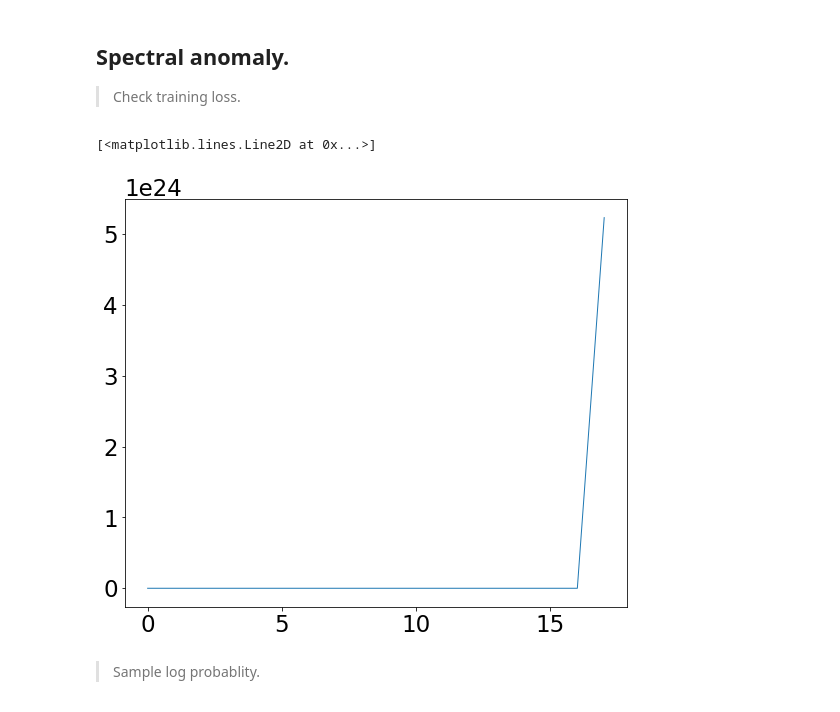
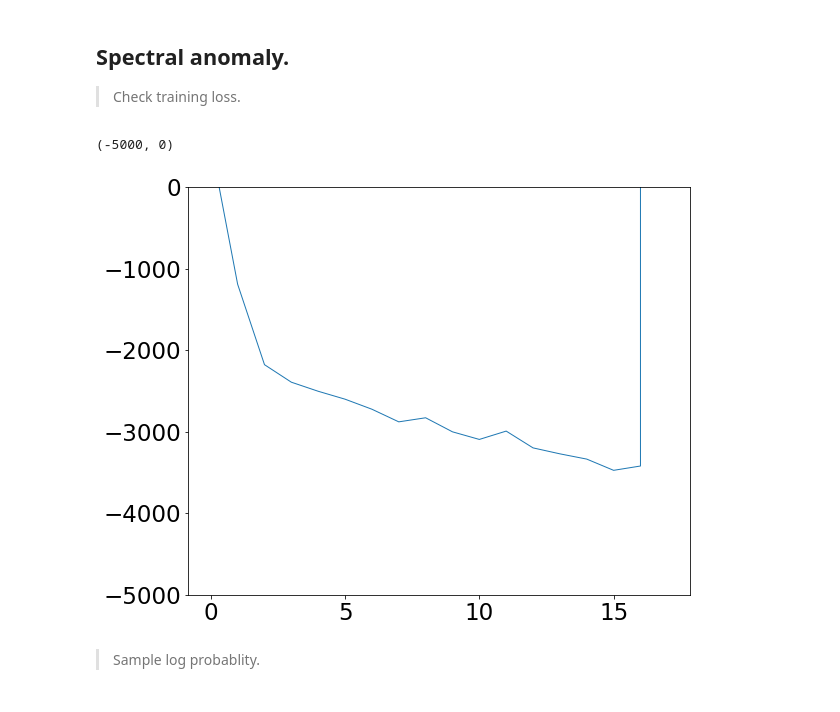
Before and after one commit to tingyuansen/IMLE_on_Galaxy_Images, a Jupyter notebook: IMLE.ipynb, the cells around one changed output. Cells and saved outputs as stored; diff of their text form; code cells hidden in the pictures.

```diff
--- a/IMLE.ipynb
+++ b/IMLE.ipynb
@@ -451,10 +451,11 @@ print(model(x).shape)
 # %%
 temp = np.load("../loss_results_lr=-3_SNR=20.npz")
 loss_array = temp["loss_array"]
 plt.plot(loss_array)
+plt.ylim([-5000,0])
 # %% [output]
-[<matplotlib.lines.Line2D at 0x...>]
+(-5000, 0)
-[figure, old version]
+[figure, new version]
 # %% [markdown]
 > Sample log probablity.
 # %%
```
